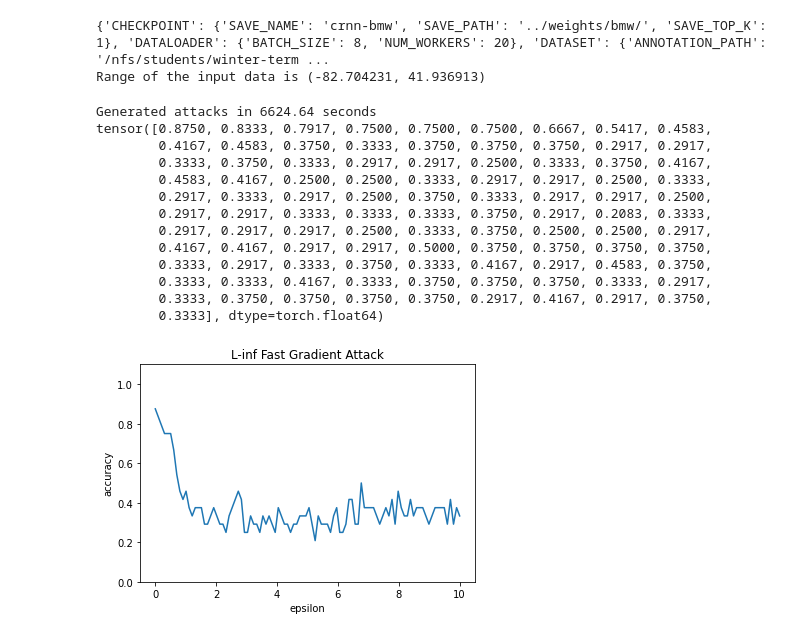
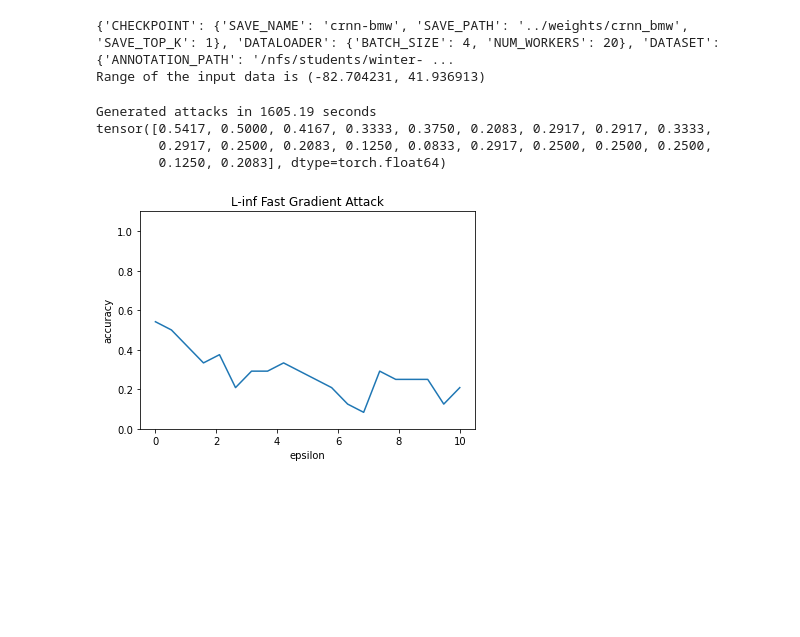
Before and after one commit to Vardanush/Robust-audio-classification, a Jupyter notebook: notebooks/foolbox_attacks.ipynb, the cells around one changed output. Drawn from its saved outputs; the diff is of its cells as text; code cells hidden in the pictures; blank space fills up the shorter version.

```diff
--- a/notebooks/foolbox_attacks.ipynb
+++ b/notebooks/foolbox_attacks.ipynb
@@ -87,11 +87,11 @@ import warnings
 warnings.filterwarnings('ignore')
 
 import sys
-pkg_path = "/nfs/homedirs/yuny/project-1/audio_classification"
+pkg_path = "/nfs/homedirs/nikoghos/project-1/"
 if pkg_path not in sys.path:
     sys.path.append(pkg_path)
 
-pkg_path = "/nfs/homedirs/yuny/project-1/foolbox"
+pkg_path = "/nfs/homedirs/nikoghos/project-1/foolbox"
 if pkg_path not in sys.path:
     sys.path.append(pkg_path)
 
@@ -117,5 +117,5 @@ import matplotlib.pyplot as plt
 torch.cuda.empty_cache()
 device = torch.device('cpu')
 # device = (torch.device('cuda') if torch.cuda.is_available() else torch.device('cpu'))
-project_dir = '/nfs/homedirs/yuny/project-1/'
-save_folder = '/nfs/homedirs/yuny/project-1/attack_results/'
+project_dir = '/nfs/homedirs/nikoghos/project-1/'
+save_folder = '/nfs/homedirs/nikoghos/project-1/attack_results/'
@@ -127,7 +131,7 @@ def attack_model(project_dir, config_path, pretrained_path, title):
 
     # use validattion set
     val_set = BMWDataset(configs, [11], transform=get_transform(configs)) # actually the test set
-    # val_set = UrbanSoundDataset(configs, [10], transform=get_transform(configs))
+#     val_set = UrbanSoundDataset(configs, [10], transform=get_transform(configs))
     val_loader = DataLoader(val_set, batch_size=24, shuffle=False,
                                     num_workers=configs["DATALOADER"]["NUM_WORKERS"],
                                     pin_memory=True, collate_fn = collate)
@@ -138,6 +142,7 @@ def attack_model(project_dir, config_path, pretrained_path, title):
     for step, (x, y, seq_lens) in enumerate(val_loader):
         upper_bounds.append(torch.max(x))
         lower_bounds.append(torch.min(x))
+
     lower_bound = min(lower_bounds)
     upper_bound = max(upper_bounds)
     print("Range of the input data is (%f, %f)" %(lower_bound, upper_bound))
@@ -174,7 +179,7 @@ def attack_model(project_dir, config_path, pretrained_path, title):
     attack.run = types.MethodType(_run, attack)
     attack.get_loss_fn = types.MethodType(_get_loss_fn, attack)
     attack.value_and_grad = types.MethodType(_value_and_grad, attack)
-    epsilons = np.linspace(0.0, 10, num=100)
+    epsilons = np.linspace(0.0, 10, num=20)
 
     start_time = time.perf_counter()
     raw, clipped, is_adv = attack(fmodel, clips, labels, epsilons=epsilons, original_lengths=lengths)
@@ -189,4 +194,4 @@ def attack_model(project_dir, config_path, pretrained_path, title):
     plt.ylabel("accuracy")
     plt.ylim(0, 1.1)
     plt.plot(epsilons, robust_accuracy.to('cpu').numpy())
-    plt.savefig(save_folder + title + '-linf-10.png')
+    plt.savefig(save_folder + title + '-linf-20.png')
@@ -216,22 +265,14 @@ tensor([0.9167, 0.9167, 0.8750, 0.7917, 0.7500, 0.7917, 0.7917, 0.5417, 0.5833,
 # %%
-title = 'bmw_e=0.1_ls_no_weight'
-config_path = 'logs/bmw/default/crnn_bmw_ls0.01_none/hparams.yaml'
-pretrained_path = 'weights/bmw/crnn-bmw-ls-none-epoch=62-val_acc=0.967.ckpt'
+title = 'bmw_mixup'
+config_path = 'logs/default/version_6/hparams.yaml'
+pretrained_path = 'weights/crnn_bmw/crnn-bmw_fold4-epoch=40-val_acc=0.960.ckpt'
+
 attack_model(project_dir, config_path, pretrained_path, title)
 # %% [output]
-{'CHECKPOINT': {'SAVE_NAME': 'crnn-bmw', 'SAVE_PATH': '../weights/bmw/', 'SAVE_TOP_K': 1}, 'DATALOADER': {'BATCH_SIZE': 8, 'NUM_WORKERS': 20}, 'DATASET': {'ANNOTATION_PATH': '/nfs/students/winter-term ...
+{'CHECKPOINT': {'SAVE_NAME': 'crnn-bmw', 'SAVE_PATH': '../weights/crnn_bmw', 'SAVE_TOP_K': 1}, 'DATALOADER': {'BATCH_SIZE': 4, 'NUM_WORKERS': 20}, 'DATASET': {'ANNOTATION_PATH': '/nfs/students/winter- ...
 Range of the input data is (-82.704231, 41.936913)
-Generated attacks in 6624.64 seconds
-tensor([0.8750, 0.8333, 0.7917, 0.7500, 0.7500, 0.7500, 0.6667, 0.5417, 0.4583,
-        0.4167, 0.4583, 0.3750, 0.3333, 0.3750, 0.3750, 0.3750, 0.2917, 0.2917,
-        0.3333, 0.3750, 0.3333, 0.2917, 0.2917, 0.2500, 0.3333, 0.3750, 0.4167,
-        0.4583, 0.4167, 0.2500, 0.2500, 0.3333, 0.2917, 0.2917, 0.2500, 0.3333,
-        0.2917, 0.3333, 0.2917, 0.2500, 0.3750, 0.3333, 0.2917, 0.2917, 0.2500,
-        0.2917, 0.2917, 0.3333, 0.3333, 0.3333, 0.3750, 0.2917, 0.2083, 0.3333,
-        0.2917, 0.2917, 0.2917, 0.2500, 0.3333, 0.3750, 0.2500, 0.2500, 0.2917,
-        0.4167, 0.4167, 0.2917, 0.2917, 0.5000, 0.3750, 0.3750, 0.3750, 0.3750,
-        0.3333, 0.2917, 0.3333, 0.3750, 0.3333, 0.4167, 0.2917, 0.4583, 0.3750,
-        0.3333, 0.3333, 0.4167, 0.3333, 0.3750, 0.3750, 0.3750, 0.3333, 0.2917,
-        0.3333, 0.3750, 0.3750, 0.3750, 0.3750, 0.2917, 0.4167, 0.2917, 0.3750,
-        0.3333], dtype=torch.float64)
+Generated attacks in 1605.19 seconds
+tensor([0.5417, 0.5000, 0.4167, 0.3333, 0.3750, 0.2083, 0.2917, 0.2917, 0.3333,
+        0.2917, 0.2500, 0.2083, 0.1250, 0.0833, 0.2917, 0.2500, 0.2500, 0.2500,
+        0.1250, 0.2083], dtype=torch.float64)
-[figure, old version]
+[figure, new version]
```
Also changed, not shown: parts of 11 cells of this notebook, 29 other files.
